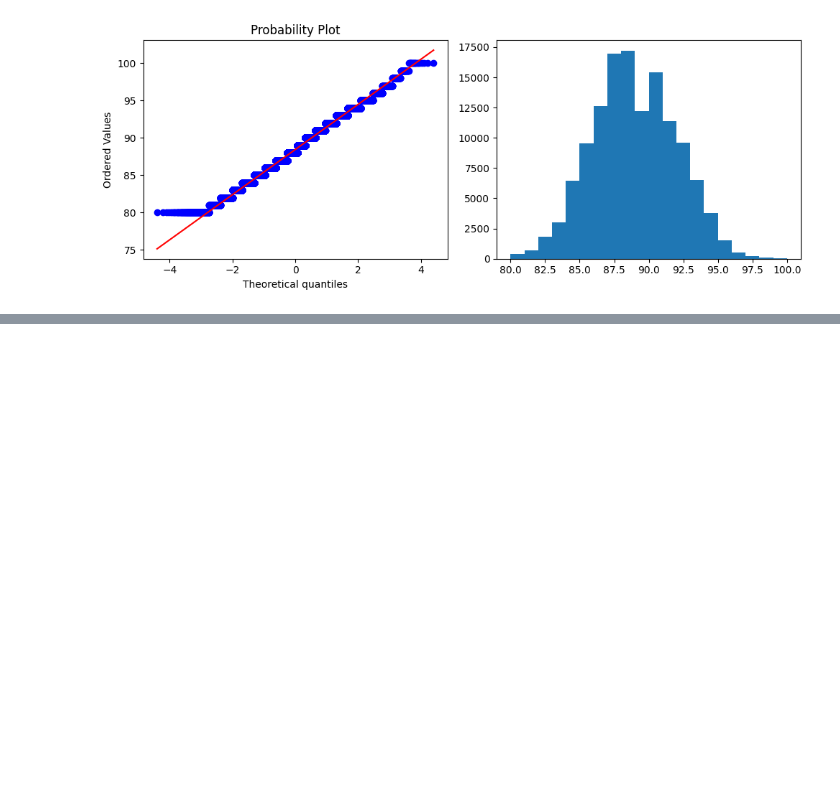
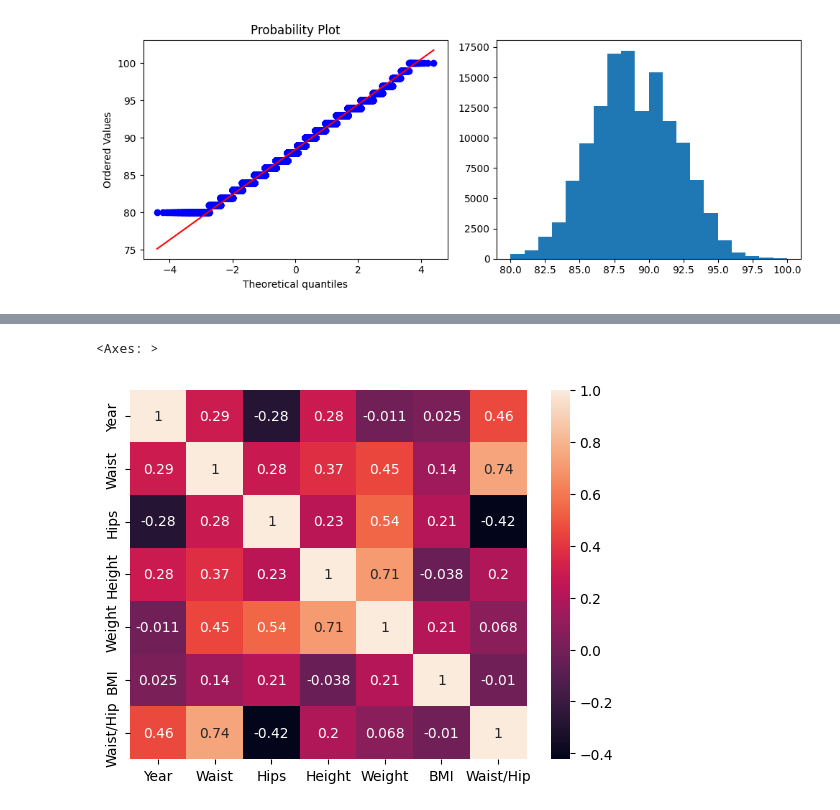
Before and after one commit to Blooodniy/SF_DS, a Jupyter notebook: EDA/EDA-2. Математическая статистика в контексте EDA/EDA_2.ipynb, the cells around one changed output, grey strips where cells are left out. Saved outputs shown, nothing was run; the diff lists cells and outputs as text; code cells hidden in the pictures; blank space fills up the shorter version.

```diff
--- a/EDA/EDA-2. Математическая статистика в контексте EDA/EDA_2.ipynb
+++ b/EDA/EDA-2. Математическая статистика в контексте EDA/EDA_2.ipynb
@@ -164,0 +254,3 @@ plt.show()
+# %%
+corr_table = data.corr(numeric_only=True)
+corr_table
@@ -164,0 +266,5 @@ plt.show()
+# %%
+sns.heatmap(data = corr_table, annot=True)
+# %% [output]
+<Axes: >
+[figure, added]
```
Also changed, not shown: parts of 28 cells of this notebook, 1 other file.
